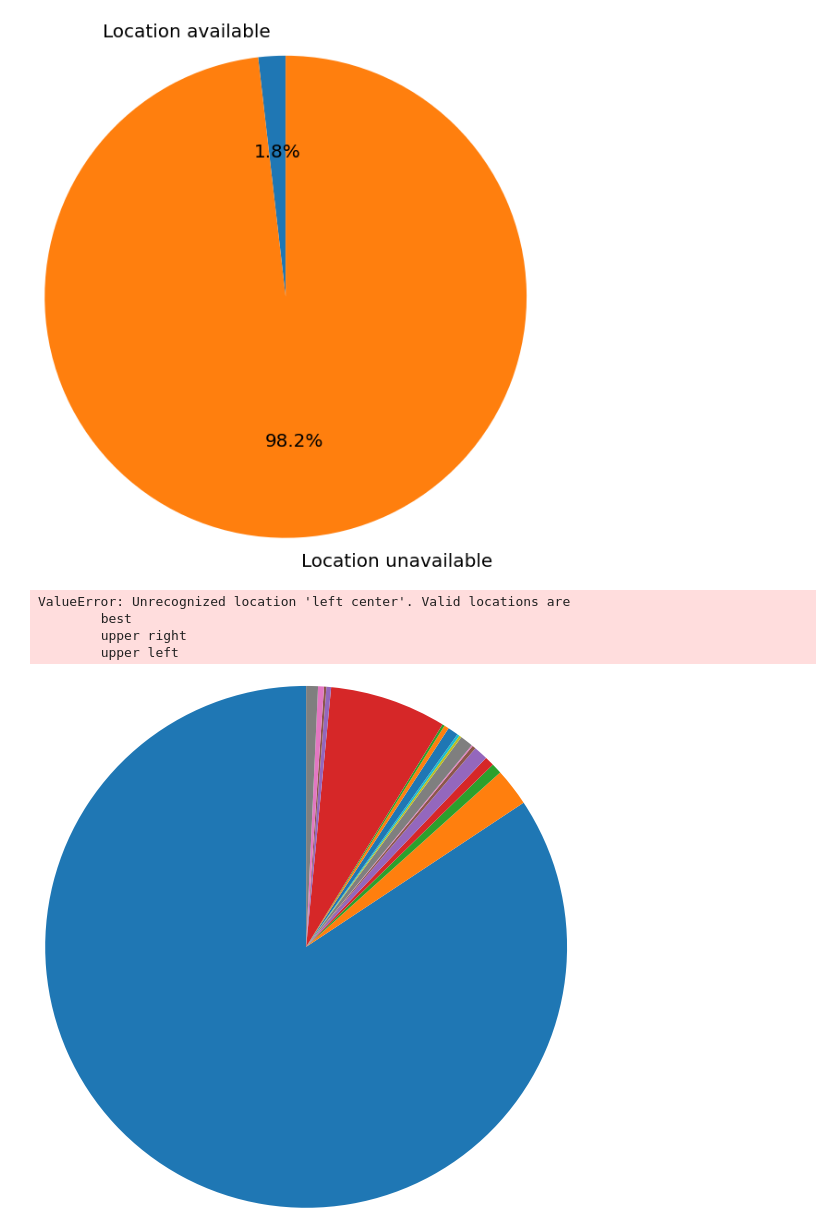
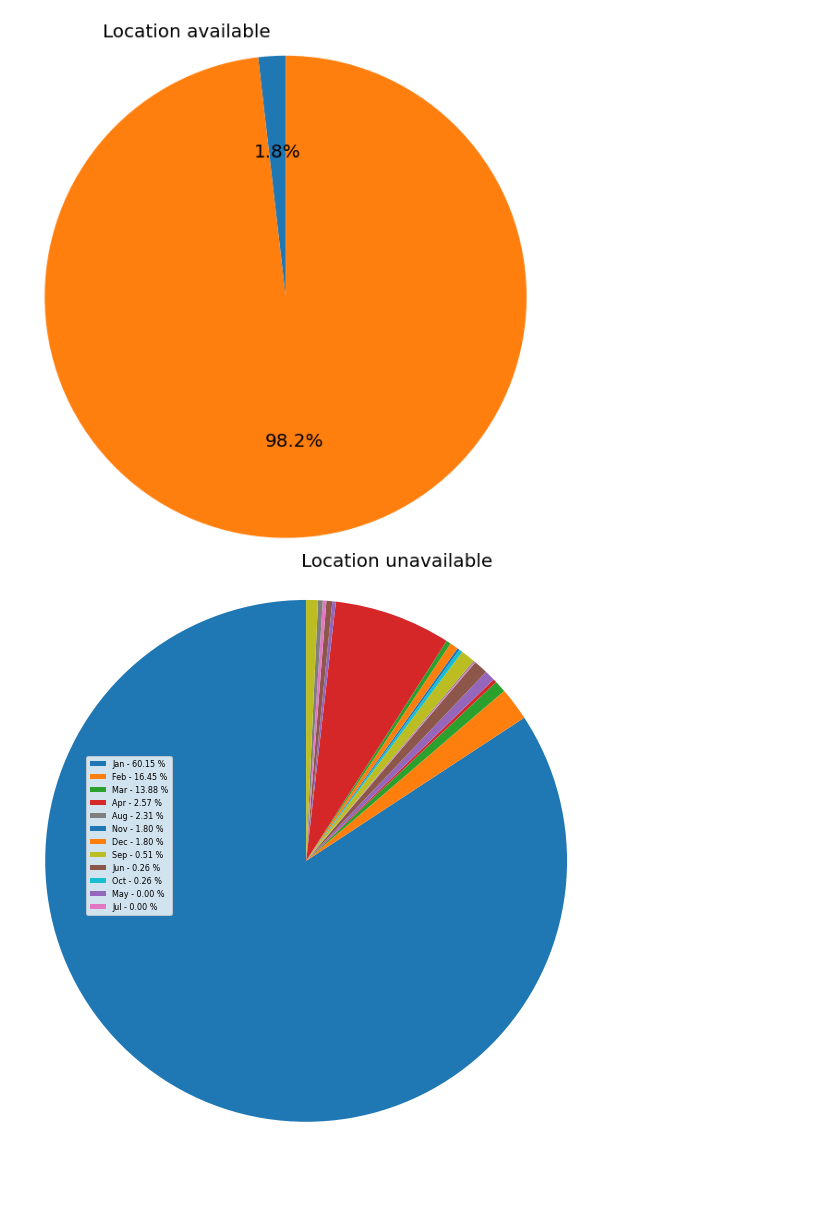
Before and after one commit to pahiz/sna-project, a Jupyter notebook: histograms.ipynb, the cells around one changed output. Drawn from its saved outputs; the diff is of its cells as text; code cells hidden in the pictures; blank space fills up the shorter version.

```diff
--- a/histograms.ipynb
+++ b/histograms.ipynb
@@ -63,36 +63,32 @@ for text in data.TEXT.values:
     # iterate through all tweets and recognize the used language
     recognized = detect(text)
     if recognized in languages:
         languages[recognized] += 1 # increment
     else:
         languages[recognized] = 1 # add new
 # visualize
 #ax1.pie(list(languages.values()), labels = list(languages.keys()), autopct='%1.1f%%', radius=4, textprops={"fontsize":34})
 #ax1.axis("equal")
 #plt.show()
 
 
 x = np.char.array(['Jan','Feb','Mar','Apr','May','Jun','Jul','Aug','Sep','Oct', 'Nov','Dec'])
 y = np.array([234, 64, 54,10, 0, 1, 0, 9, 2, 1, 7, 7])
 colors = ['yellowgreen','red','gold','lightskyblue','white','lightcoral','blue','pink', 'darkgreen','yellow','grey','violet','magenta','cyan']
 porcent = 100.*y/y.sum()
 
 patches, texts = plt.pie(list(languages.values()), startangle=90, radius=3)
 labels = ['{0} - {1:1.2f} %'.format(i,j) for i,j in zip(x, porcent)]
 
 sort_legend = True
 if sort_legend:
     patches, labels, dummy =  zip(*sorted(zip(patches, labels, y),
                                           key=lambda x: x[2],
                                           reverse=True))
 
-plt.legend(patches, labels, loc='left center', bbox_to_anchor=(-0.1, 1.),
+plt.legend(patches, labels, loc='best', bbox_to_anchor=(-0.1, 1.),
            fontsize=8)
 
 plt.savefig('piechart.png', bbox_inches='tight')
 # %% [output]
-ValueError: Unrecognized location 'left center'. Valid locations are
-        best
-        upper right
-        upper left
-[figure, old version]
+[figure, new version]
```
Also changed, not shown: 4 other files.
